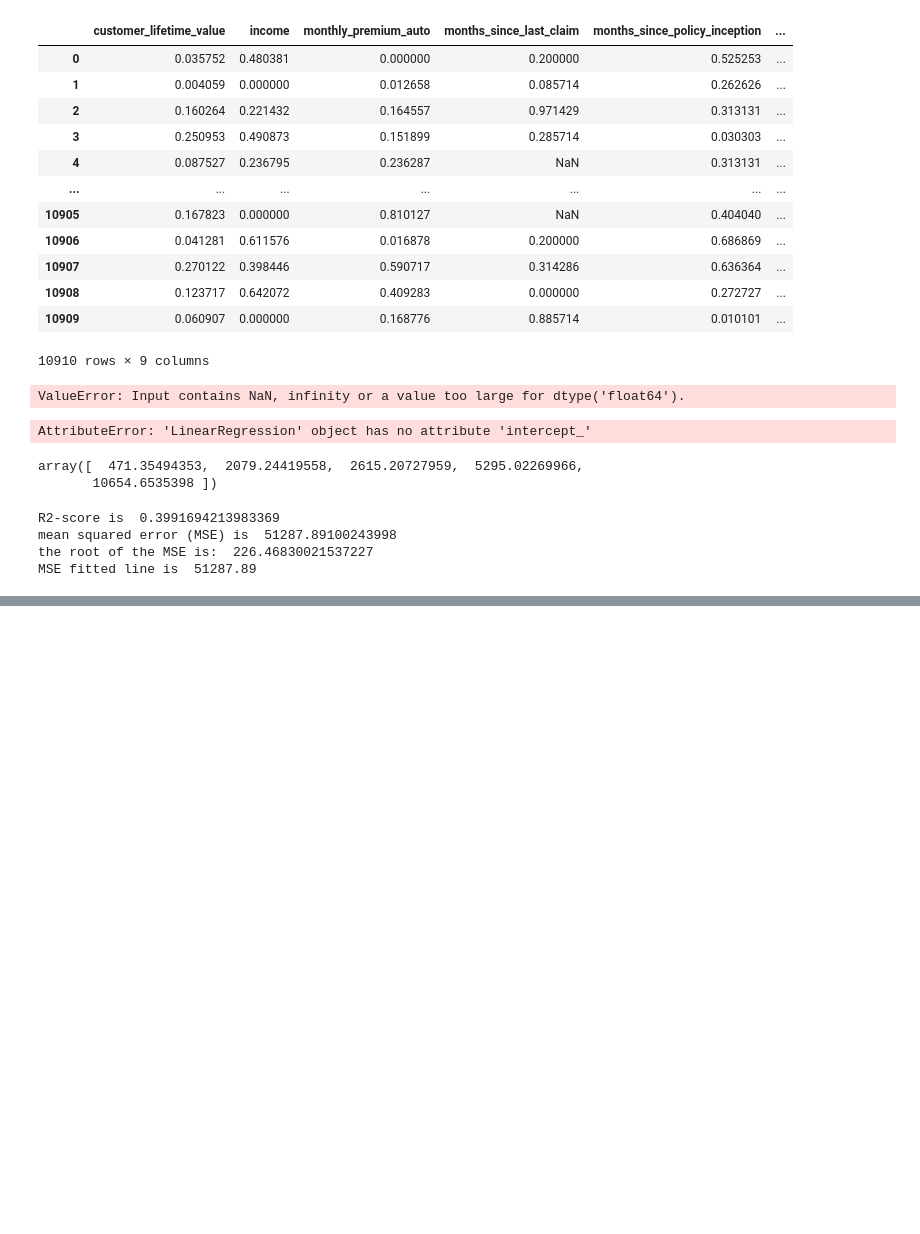
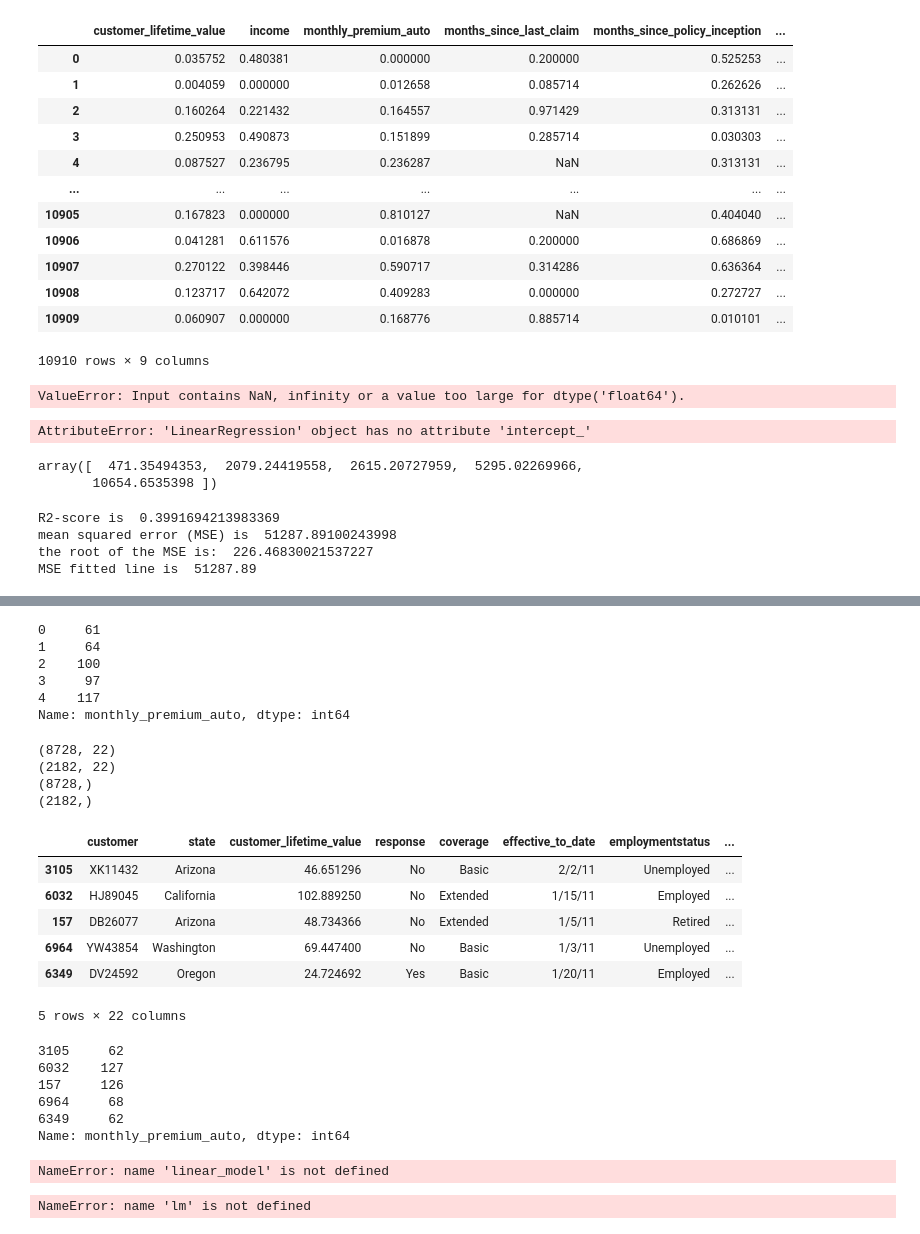
Before and after one commit to hollyjanedalton/lab-customer-analysis-round-2, a Jupyter notebook: files_for_lab/csv_files/Customer Analysis Rounds 1-8.ipynb, the cells around one changed output, grey strips where cells are left out. Cells and saved outputs as stored; diff of their text form; code cells hidden in the pictures; blank space fills up the shorter version.

```diff
--- a/files_for_lab/csv_files/Customer Analysis Rounds 1-8.ipynb
+++ b/files_for_lab/csv_files/Customer Analysis Rounds 1-8.ipynb
@@ -885,0 +896,52 @@ NameError: name 'onehot_encoded' is not defined
+# %%
+y = data_1['monthly_premium_auto']
+y.head()
+# %% [output]
+0     61
+1     64
+2    100
+3     97
+4    117
+Name: monthly_premium_auto, dtype: int64
+# %%
+# train test split is the way ML generates its claim to fame:
+# we build the model on a portion of the data but we then validate it in
+# another "fresh" portion
+# our model has no opportunity to "cheat": it must accurately guess the values
+# in the "fresh" dataset that it never saw before
+from sklearn.model_selection import train_test_split
+X_train, X_test, y_train, y_test = train_test_split(X, y, test_size=0.2, random_state=42)
+# %%
+print(X_train.shape)
+print(X_test.shape)
+print(y_train.shape)
+print(y_test.shape)
+# %% [output]
+(8728, 22)
+(2182, 22)
+(8728,)
+(2182,)
+# %%
+X_train.head()
+# %% [output]
+|  | customer | state | customer_lifetime_value | response | coverage | effective_to_date | employmentstatus | ... |
+| 3105 | XK11432 | Arizona | 46.651296 | No | Basic | 2/2/11 | Unemployed | ... |
+| 6032 | HJ89045 | California | 102.889250 | No | Extended | 1/15/11 | Employed | ... |
+| 157 | DB26077 | Arizona | 48.734366 | No | Extended | 1/5/11 | Retired | ... |
+| 6964 | YW43854 | Washington | 69.447400 | No | Basic | 1/3/11 | Unemployed | ... |
+| 6349 | DV24592 | Oregon | 24.724692 | Yes | Basic | 1/20/11 | Employed | ... |
+5 rows × 22 columns
+# %%
+y_train.head()
+# %% [output]
+3105     62
+6032    127
+157     126
+6964     68
+6349     62
+Name: monthly_premium_auto, dtype: int64
+# %%
+lm = linear_model.LinearRegression()
+lm.fit(X_train,y_train)
+# %% [output]
+NameError: name 'linear_model' is not defined
@@ -885,0 +955,6 @@ NameError: name 'onehot_encoded' is not defined
+# %%
+#R2
+predictions_test = lm.predict(X_test)
+r2_score(y_test, predictions_test)
+# %% [output]
+NameError: name 'lm' is not defined
```
Also changed, not shown: parts of 37 cells of this notebook.
